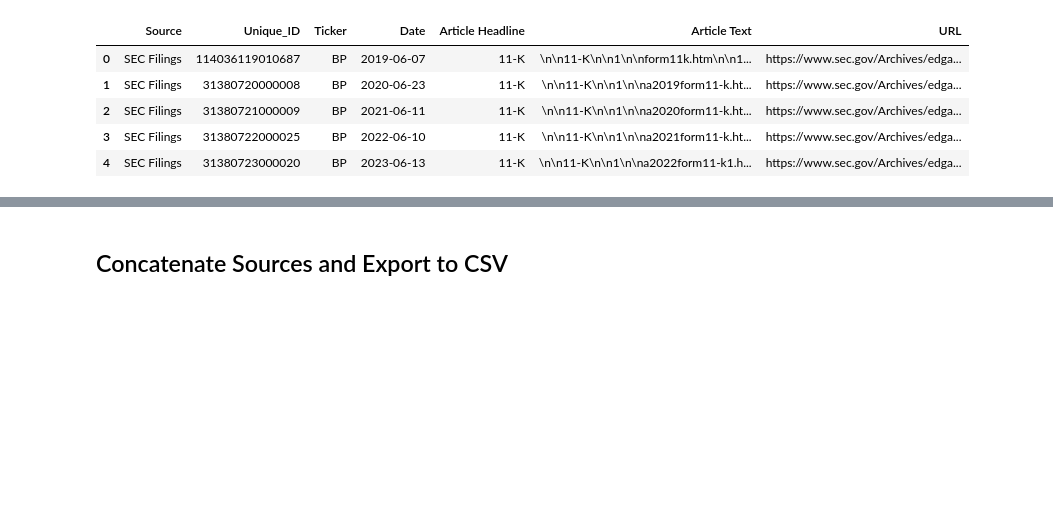
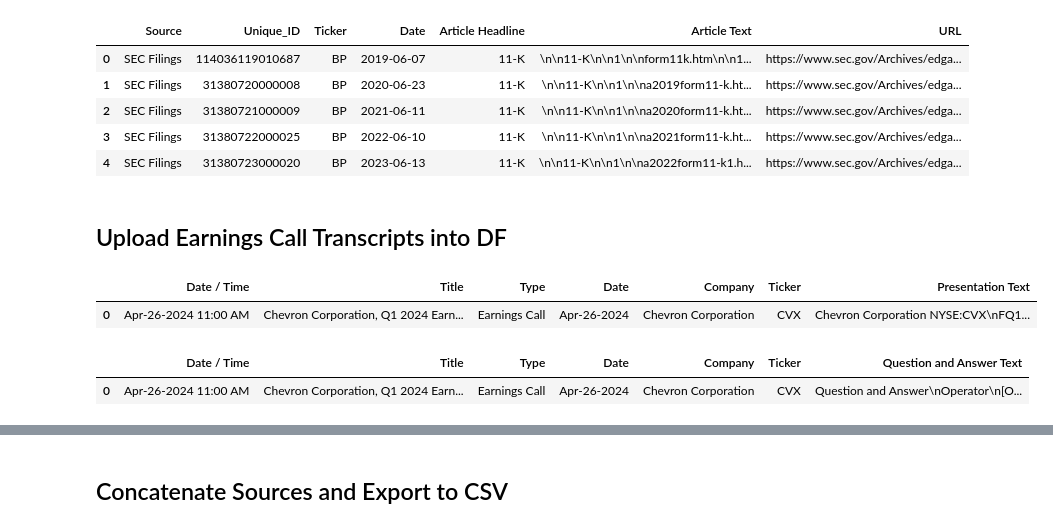
Before and after one commit to Kussil/Financial_Sentiment_LLM, a Jupyter notebook: 02_Cleaned_Data/Text_Preprocessing.ipynb, the cells around one changed output, grey strips where cells are left out. Saved outputs shown, nothing was run; the diff lists cells and outputs as text; code cells hidden in the pictures; blank space fills up the shorter version.

```diff
--- a/02_Cleaned_Data/Text_Preprocessing.ipynb
+++ b/02_Cleaned_Data/Text_Preprocessing.ipynb
@@ -195,3 +200,23 @@ display(sec_df.head())
 | 2 | SEC Filings | 31380721000009 | BP | 2021-06-11 | 11-K | \n\n11-K\n\n1\n\na2020form11-k.ht... | https://www.sec.gov/Archives/edga... |
 | 3 | SEC Filings | 31380722000025 | BP | 2022-06-10 | 11-K | \n\n11-K\n\n1\n\na2021form11-k.ht... | https://www.sec.gov/Archives/edga... |
 | 4 | SEC Filings | 31380723000020 | BP | 2023-06-13 | 11-K | \n\n11-K\n\n1\n\na2022form11-k1.h... | https://www.sec.gov/Archives/edga... |
+# %% [markdown]
+## Upload Earnings Call Transcripts into DF
+# %%
+# Import csvs
+earnings1 = pd.read_csv('/content/CVX_Rice_project/01_Raw_Data/Earnings Transcripts/Chevron Corporation NYSE CVX Transcripts_ALL_Final.csv')
+earnings2 = pd.read_csv('/content/CVX_Rice_project/01_Raw_Data/Earnings Transcripts/EarningsTranscripts_DVN_HES_MPC_MRO_OXY_VLO_PSX_PDC_CXO_ALL_Final.csv')
+earnings3 = pd.read_csv('/content/CVX_Rice_project/01_Raw_Data/Earnings Transcripts/EarningsTranscripts_XOM_TTE_COP_EOG_BP_SHEL_ALL_Final.csv')
+earnings_presentations = pd.concat([earnings1, earnings2, earnings3], axis=0, ignore_index=True)
+
+# Split into presentation and Q&A
+earnings_qa = earnings_presentations.copy()
+earnings_presentations = earnings_presentations.drop(['Question and Answer Text'], axis=1)
+earnings_qa = earnings_qa.drop(['Presentation Text'], axis=1)
+display(earnings_presentations.head(1))
+display(earnings_qa.head(1))
+# %% [output]
+|  | Date / Time | Title | Type | Date | Company | Ticker | Presentation Text |
+| 0 | Apr-26-2024 11:00 AM | Chevron Corporation, Q1 2024 Earn... | Earnings Call | Apr-26-2024 | Chevron Corporation | CVX | Chevron Corporation NYSE:CVX\nFQ1... |
+|  | Date / Time | Title | Type | Date | Company | Ticker | Question and Answer Text |
+| 0 | Apr-26-2024 11:00 AM | Chevron Corporation, Q1 2024 Earn... | Earnings Call | Apr-26-2024 | Chevron Corporation | CVX | Question and Answer\nOperator\n[O... |
```
Also changed, not shown: parts of 6 cells of this notebook.
